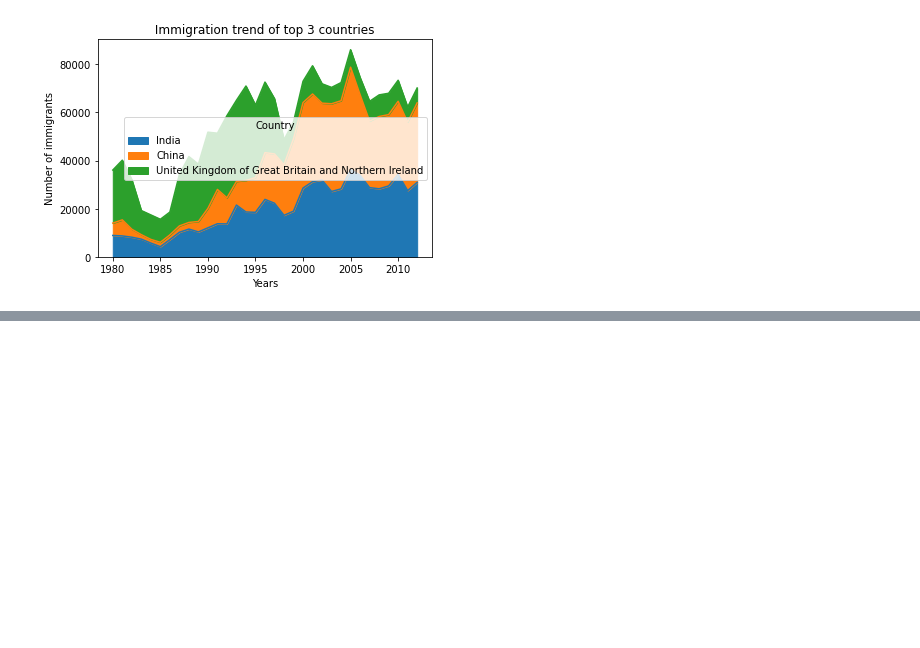
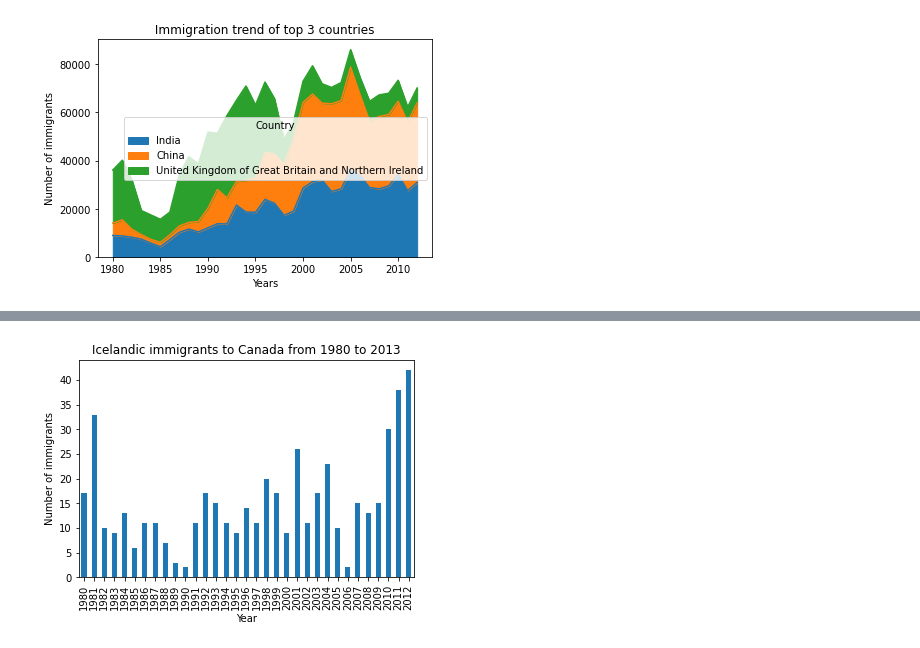
Before and after one commit to Santocodes/VIZ-Shizz, a Jupyter notebook: Intro to matplotlib/Immigration_to_Canada_Dataset.ipynb, the cells around one changed output, grey strips where cells are left out. Drawn from its saved outputs; the diff is of its cells as text; code cells hidden in the pictures; blank space fills up the shorter version.

```diff
--- a/Intro to matplotlib/Immigration_to_Canada_Dataset.ipynb
+++ b/Intro to matplotlib/Immigration_to_Canada_Dataset.ipynb
@@ -143,0 +167,10 @@ plt.show()
+# %%
+df_ice.plot(kind='bar')
+
+plt.title('Icelandic immigrants to Canada from 1980 to 2013')
+plt.xlabel('Year')
+plt.ylabel('Number of immigrants')
+
+plt.show()
+# %% [output]
+[figure, added]
```
Also changed, not shown: parts of 8 cells of this notebook.
